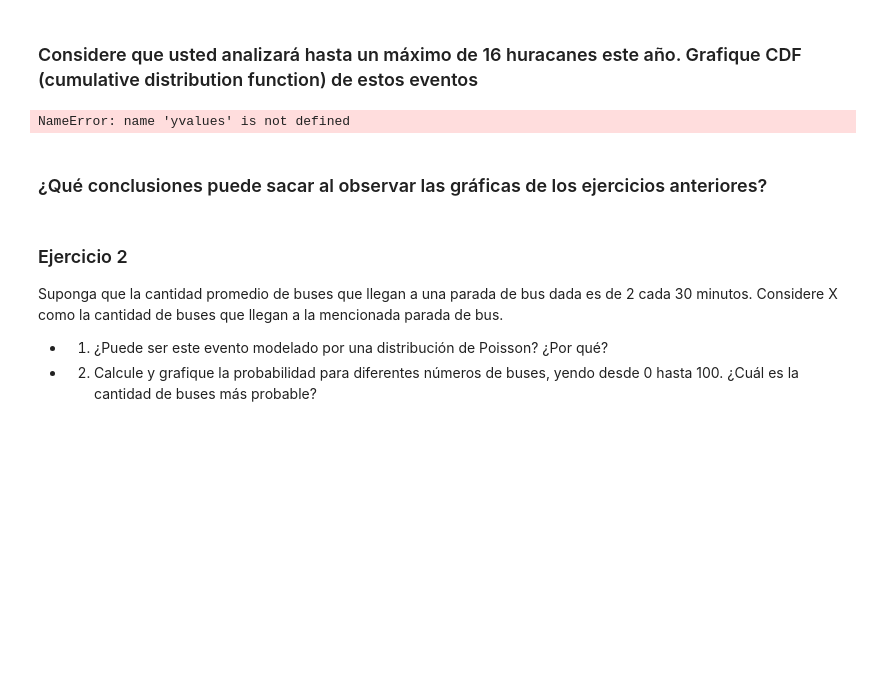
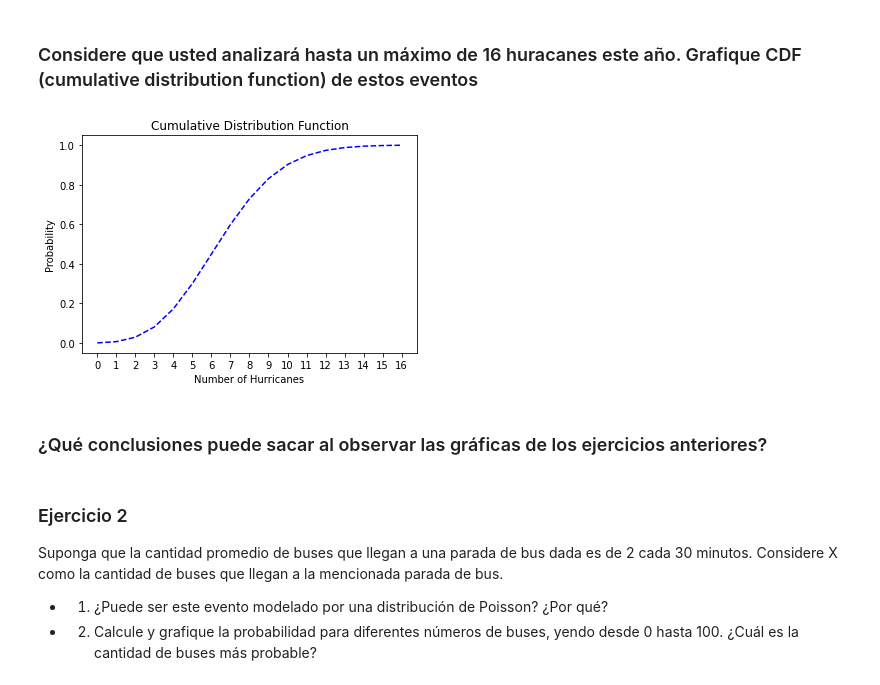
Before and after one commit to Mar19845/MicroProyecto-1, a Jupyter notebook: MicroProyecto1.ipynb, the cells around one changed output. Cells and saved outputs as stored; diff of their text form; code cells hidden in the pictures; blank space fills up the shorter version.

```diff
--- a/MicroProyecto1.ipynb
+++ b/MicroProyecto1.ipynb
@@ -56,14 +60,14 @@ while i <= 16:
     y_values.append(poisson.cdf(k=i, mu=7))
     i += 1
 # %%
-plt.plot(h_values, yvalues, 'b--')
+plt.plot(h_values, y_values, 'b--')
 plt.xticks(h_values)
 plt.title("Cumulative Distribution Function")
 plt.xlabel('Number of Hurricanes')
 plt.ylabel('Probability')
 plt.show()
 # %% [output]
-NameError: name 'yvalues' is not defined
+[figure, added]
 # %% [markdown]
 ### ¿Qué conclusiones puede sacar al observar las gráficas de los ejercicios anteriores?
 # %% [markdown]
```
Also changed, not shown: parts of 15 cells of this notebook.
